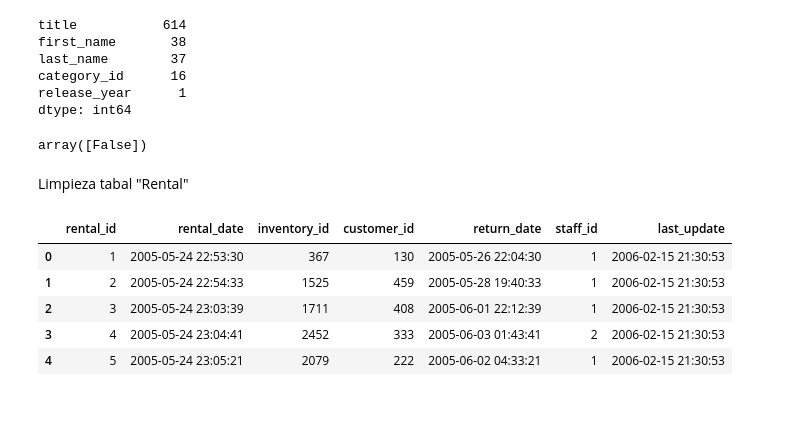
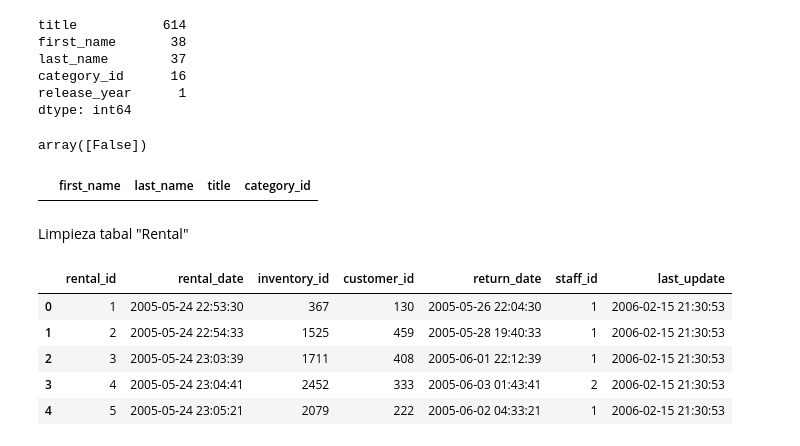
Before and after one commit to Anton-Utray/Project_SQL, a Jupyter notebook: SRC/Data cleaning.ipynb, the cells around one changed output. Cells and saved outputs as stored; diff of their text form; code cells hidden in the pictures; blank space fills up the shorter version.

```diff
--- a/SRC/Data cleaning.ipynb
+++ b/SRC/Data cleaning.ipynb
@@ -270,3 +274,7 @@ old_HDD= old_HDD.drop("release_year", axis=1)
 old_HDD.duplicated().unique()
 # %% [output]
 array([False])
+# %%
+old_HDD.loc[old_HDD[['first_name', 'last_name', 'title']].duplicated(keep=False)] #por si acaso hay duplicados con este subset de columnas
+# %% [output]
+|  | first_name | last_name | title | category_id |
```
Also changed, not shown: parts of 16 cells of this notebook.
